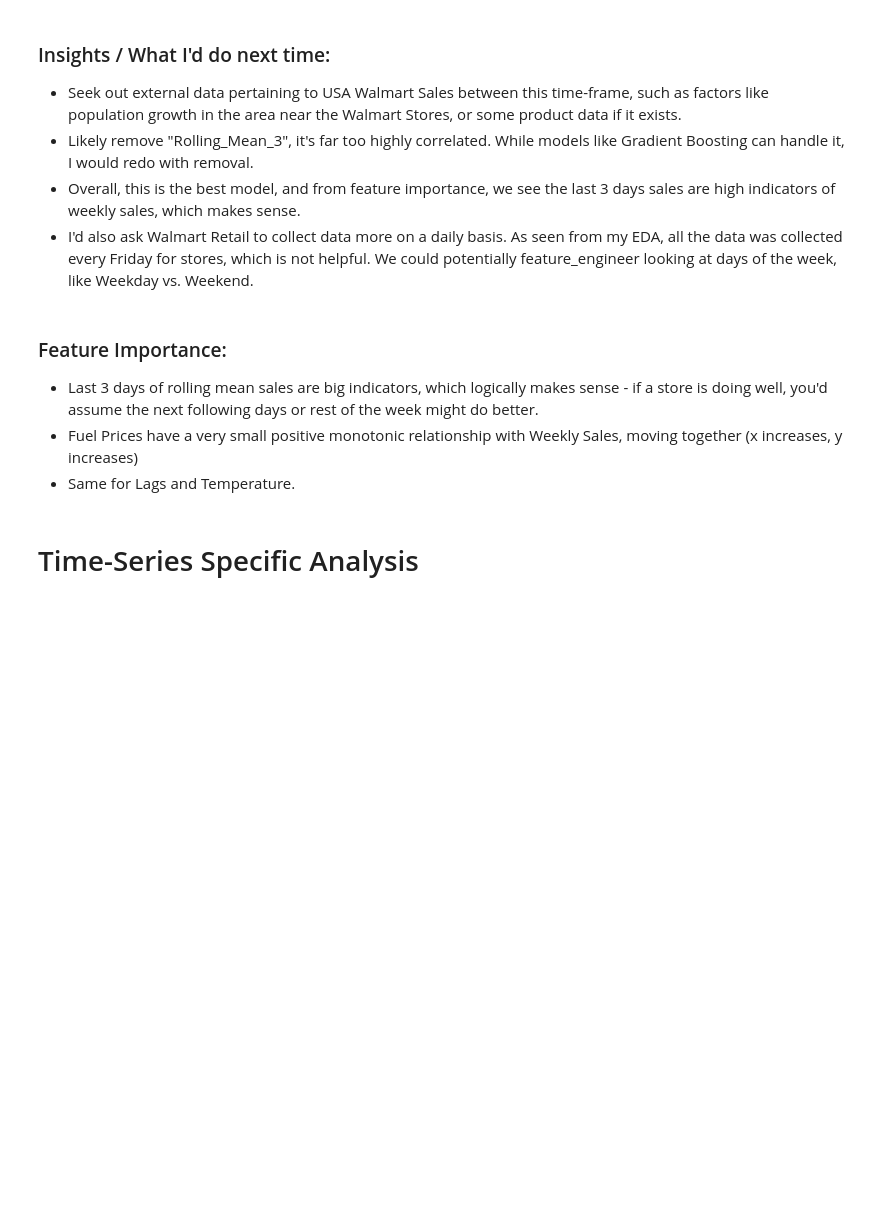
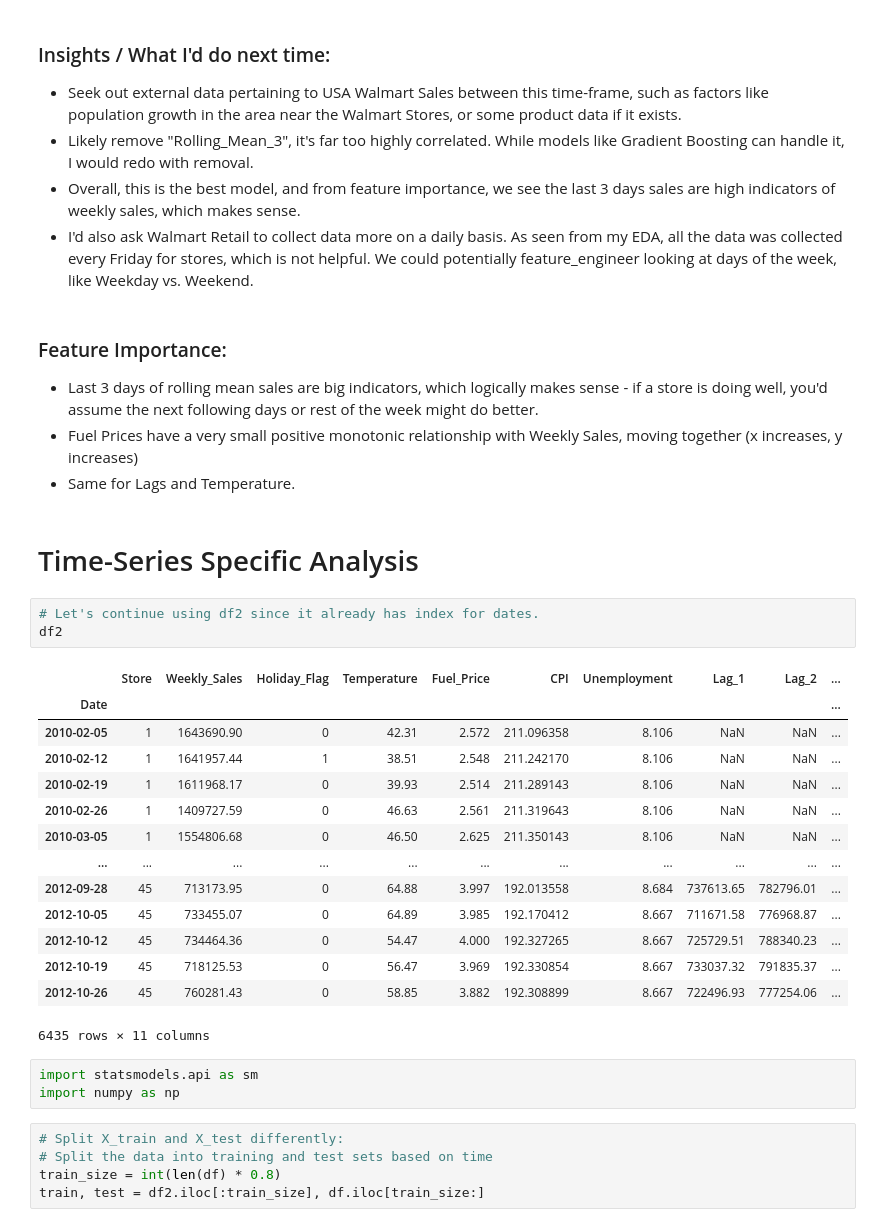
Before and after one commit to TangoMango223/walmart_analysis, a Jupyter notebook: analysis.ipynb, the cells around one changed output. Drawn from its saved outputs; the diff is of its cells as text; blank space fills up the shorter version.

```diff
--- a/analysis.ipynb
+++ b/analysis.ipynb
@@ -821,3 +822,29 @@ sns.heatmap(df2.corr(method = "spearman"), annot= True)
 * Same for Lags and Temperature.
 # %% [markdown]
 # Time-Series Specific Analysis
+# %%
+# Let's continue using df2 since it already has index for dates.
+df2
+# %% [output]
+|  | Store | Weekly_Sales | Holiday_Flag | Temperature | Fuel_Price | CPI | Unemployment | Lag_1 | Lag_2 | ... |
+| Date |  |  |  |  |  |  |  |  |  | ... |
+| 2010-02-05 | 1 | 1643690.90 | 0 | 42.31 | 2.572 | 211.096358 | 8.106 | NaN | NaN | ... |
+| 2010-02-12 | 1 | 1641957.44 | 1 | 38.51 | 2.548 | 211.242170 | 8.106 | NaN | NaN | ... |
+| 2010-02-19 | 1 | 1611968.17 | 0 | 39.93 | 2.514 | 211.289143 | 8.106 | NaN | NaN | ... |
+| 2010-02-26 | 1 | 1409727.59 | 0 | 46.63 | 2.561 | 211.319643 | 8.106 | NaN | NaN | ... |
+| 2010-03-05 | 1 | 1554806.68 | 0 | 46.50 | 2.625 | 211.350143 | 8.106 | NaN | NaN | ... |
+| ... | ... | ... | ... | ... | ... | ... | ... | ... | ... | ... |
+| 2012-09-28 | 45 | 713173.95 | 0 | 64.88 | 3.997 | 192.013558 | 8.684 | 737613.65 | 782796.01 | ... |
+| 2012-10-05 | 45 | 733455.07 | 0 | 64.89 | 3.985 | 192.170412 | 8.667 | 711671.58 | 776968.87 | ... |
+| 2012-10-12 | 45 | 734464.36 | 0 | 54.47 | 4.000 | 192.327265 | 8.667 | 725729.51 | 788340.23 | ... |
+| 2012-10-19 | 45 | 718125.53 | 0 | 56.47 | 3.969 | 192.330854 | 8.667 | 733037.32 | 791835.37 | ... |
+| 2012-10-26 | 45 | 760281.43 | 0 | 58.85 | 3.882 | 192.308899 | 8.667 | 722496.93 | 777254.06 | ... |
+6435 rows × 11 columns
+# %%
+import statsmodels.api as sm
+import numpy as np
+# %%
+# Split X_train and X_test differently:
+# Split the data into training and test sets based on time
+train_size = int(len(df) * 0.8)
+train, test = df2.iloc[:train_size], df.iloc[train_size:]
```
Also changed, not shown: parts of 20 cells of this notebook, 1 other file.
